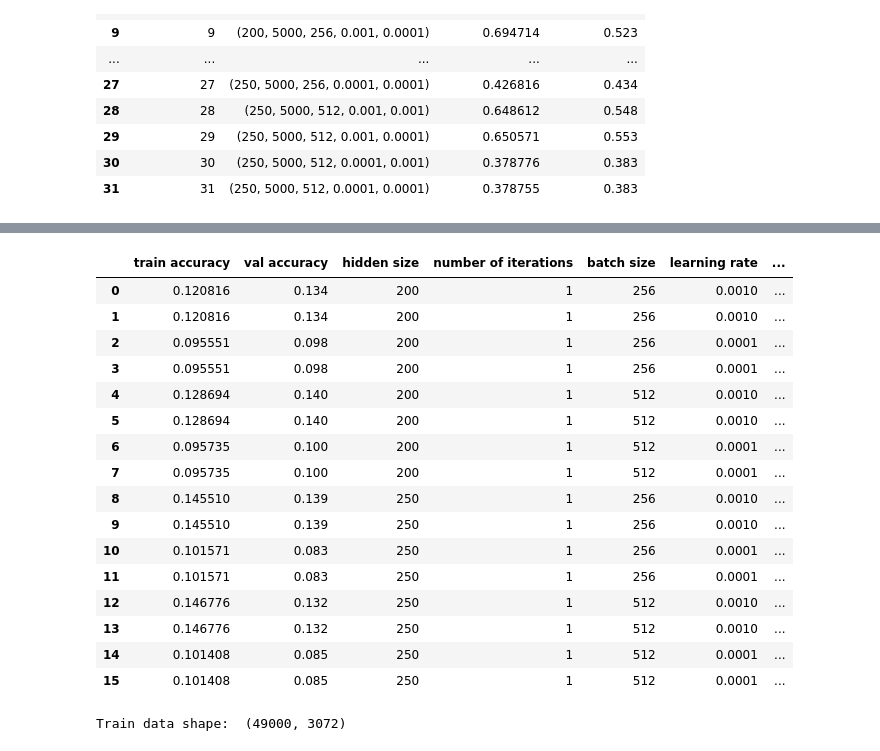
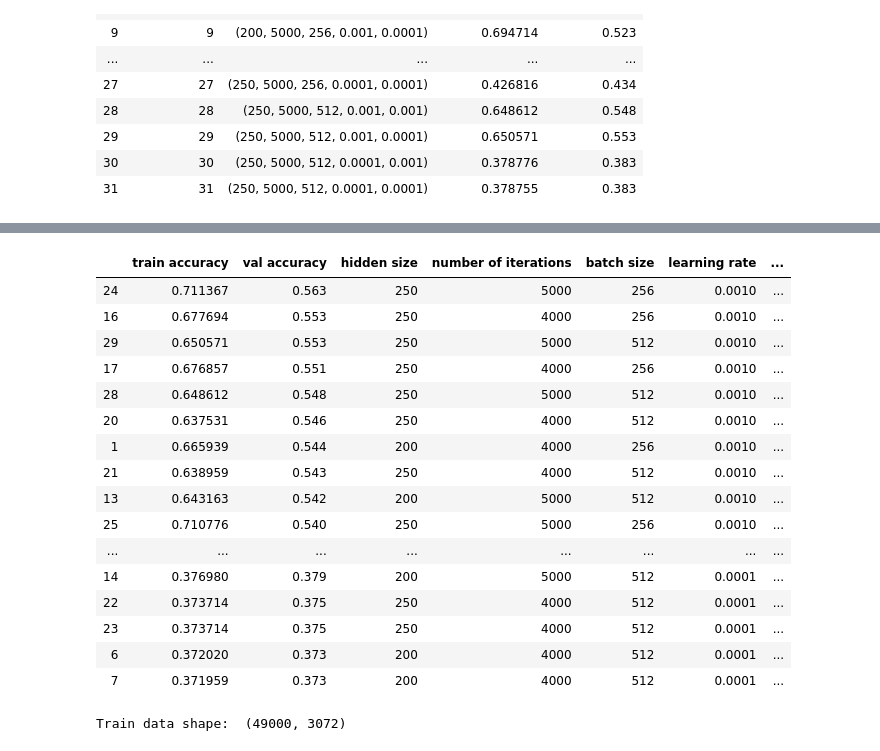
Before and after one commit to EgonFerri/Ex2_NN_backpropr, a Jupyter notebook: Exercise2/correct csv.ipynb, the cells around one changed output, grey strips where cells are left out. Drawn from its saved outputs; the diff is of its cells as text; code cells hidden in the pictures.

```diff
--- a/Exercise2/correct csv.ipynb
+++ b/Exercise2/correct csv.ipynb
@@ -43,23 +48,24 @@ df.drop(["combinations", "Unnamed: 0"], axis = 1, inplace  =True)
 # %%
 df.to_csv("corrected results")
+df.sort_values(by='val accuracy', ascending=False)
 # %% [output]
 |  | train accuracy | val accuracy | hidden size | number of iterations | batch size | learning rate | ... |
-| 0 | 0.120816 | 0.134 | 200 | 1 | 256 | 0.0010 | ... |
-| 1 | 0.120816 | 0.134 | 200 | 1 | 256 | 0.0010 | ... |
-| 2 | 0.095551 | 0.098 | 200 | 1 | 256 | 0.0001 | ... |
-| 3 | 0.095551 | 0.098 | 200 | 1 | 256 | 0.0001 | ... |
-| 4 | 0.128694 | 0.140 | 200 | 1 | 512 | 0.0010 | ... |
-| 5 | 0.128694 | 0.140 | 200 | 1 | 512 | 0.0010 | ... |
-| 6 | 0.095735 | 0.100 | 200 | 1 | 512 | 0.0001 | ... |
-| 7 | 0.095735 | 0.100 | 200 | 1 | 512 | 0.0001 | ... |
-| 8 | 0.145510 | 0.139 | 250 | 1 | 256 | 0.0010 | ... |
-| 9 | 0.145510 | 0.139 | 250 | 1 | 256 | 0.0010 | ... |
-| 10 | 0.101571 | 0.083 | 250 | 1 | 256 | 0.0001 | ... |
-| 11 | 0.101571 | 0.083 | 250 | 1 | 256 | 0.0001 | ... |
-| 12 | 0.146776 | 0.132 | 250 | 1 | 512 | 0.0010 | ... |
-| 13 | 0.146776 | 0.132 | 250 | 1 | 512 | 0.0010 | ... |
-| 14 | 0.101408 | 0.085 | 250 | 1 | 512 | 0.0001 | ... |
-| 15 | 0.101408 | 0.085 | 250 | 1 | 512 | 0.0001 | ... |
+| 24 | 0.711367 | 0.563 | 250 | 5000 | 256 | 0.0010 | ... |
+| 16 | 0.677694 | 0.553 | 250 | 4000 | 256 | 0.0010 | ... |
+| 29 | 0.650571 | 0.553 | 250 | 5000 | 512 | 0.0010 | ... |
+| 17 | 0.676857 | 0.551 | 250 | 4000 | 256 | 0.0010 | ... |
+| 28 | 0.648612 | 0.548 | 250 | 5000 | 512 | 0.0010 | ... |
+| 20 | 0.637531 | 0.546 | 250 | 4000 | 512 | 0.0010 | ... |
+| 1 | 0.665939 | 0.544 | 200 | 4000 | 256 | 0.0010 | ... |
+| 21 | 0.638959 | 0.543 | 250 | 4000 | 512 | 0.0010 | ... |
+| 13 | 0.643163 | 0.542 | 200 | 5000 | 512 | 0.0010 | ... |
+| 25 | 0.710776 | 0.540 | 250 | 5000 | 256 | 0.0010 | ... |
+| ... | ... | ... | ... | ... | ... | ... | ... |
+| 14 | 0.376980 | 0.379 | 200 | 5000 | 512 | 0.0001 | ... |
+| 22 | 0.373714 | 0.375 | 250 | 4000 | 512 | 0.0001 | ... |
+| 23 | 0.373714 | 0.375 | 250 | 4000 | 512 | 0.0001 | ... |
+| 6 | 0.372020 | 0.373 | 200 | 4000 | 512 | 0.0001 | ... |
+| 7 | 0.371959 | 0.373 | 200 | 4000 | 512 | 0.0001 | ... |
 # %%
 import two_layernet
 import numpy as np
```
Also changed, not shown: parts of 5 cells of this notebook, 7 other files.
